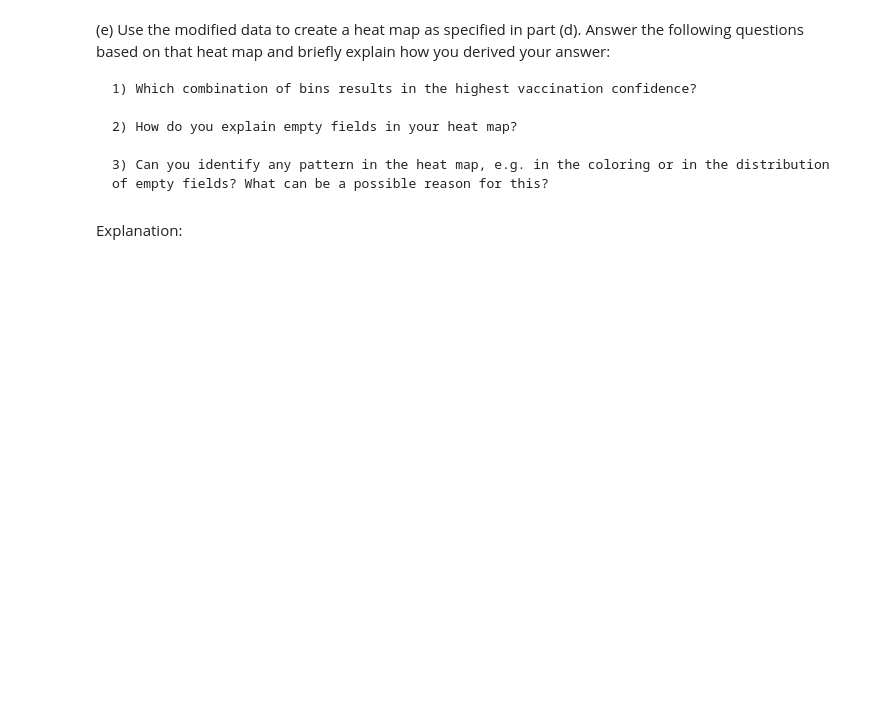
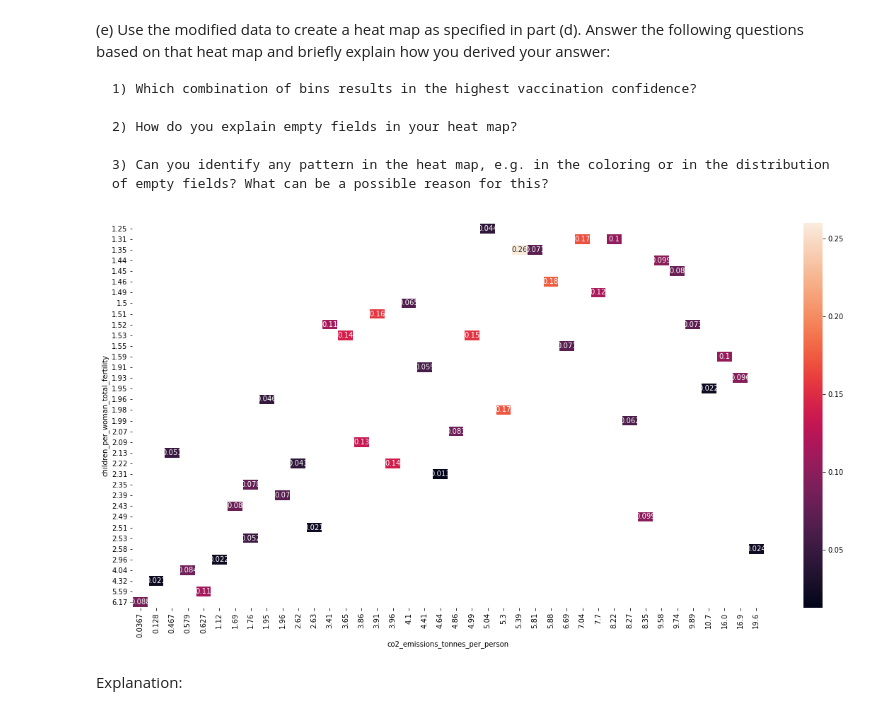
Before and after one commit to Noyan759/ids-assignment-unsupervised-learning, a Jupyter notebook: IDS_Assignment_2.ipynb, the cells around one changed output. Drawn from its saved outputs; the diff is of its cells as text; code cells hidden in the pictures; blank space fills up the shorter version.

```diff
--- a/IDS_Assignment_2.ipynb
+++ b/IDS_Assignment_2.ipynb
@@ -418,3 +507,22 @@ Do the following steps in preparation:
+# %%
+# Your code
+import pandas as pd
+import matplotlib.pyplot as plt
+import seaborn as sns
+
+
+#Step 1 : Import data from data created in 2d
+df_modified_2d = pd.read_csv('datasets/modified_data_2d.csv')
+
+#Step 2: Pivot data on the attrs
+df_modified_2d = df_modified_2d.pivot('children_per_woman_total_fertility','co2_emissions_tonnes_per_person', 'vccin_effect_dag')
+
+# Step 3: Plot a heatmap with numeric values
+fig, ax = plt.subplots(figsize=(20, 10))
+sns.heatmap(df_modified_2d, annot=True, linewidths=.5, ax=ax)
+plt.show()
+# %% [output]
+[figure, added]
 # %% [markdown]
 Explanation:
 # %% [markdown]
```
Also changed, not shown: parts of 9 cells of this notebook, 2 other files.
